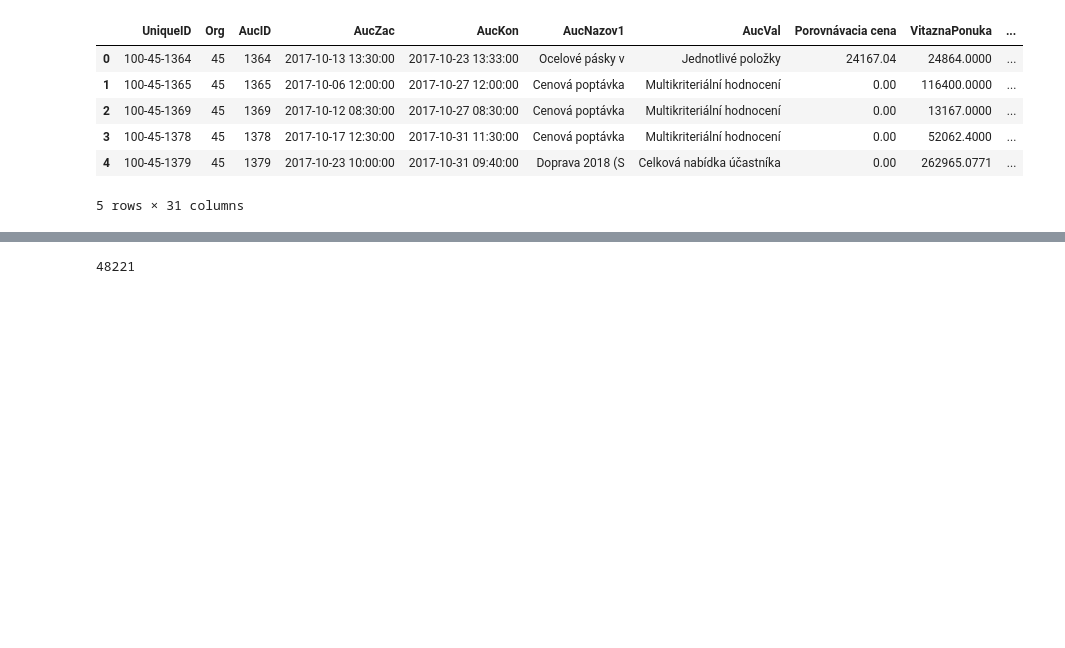
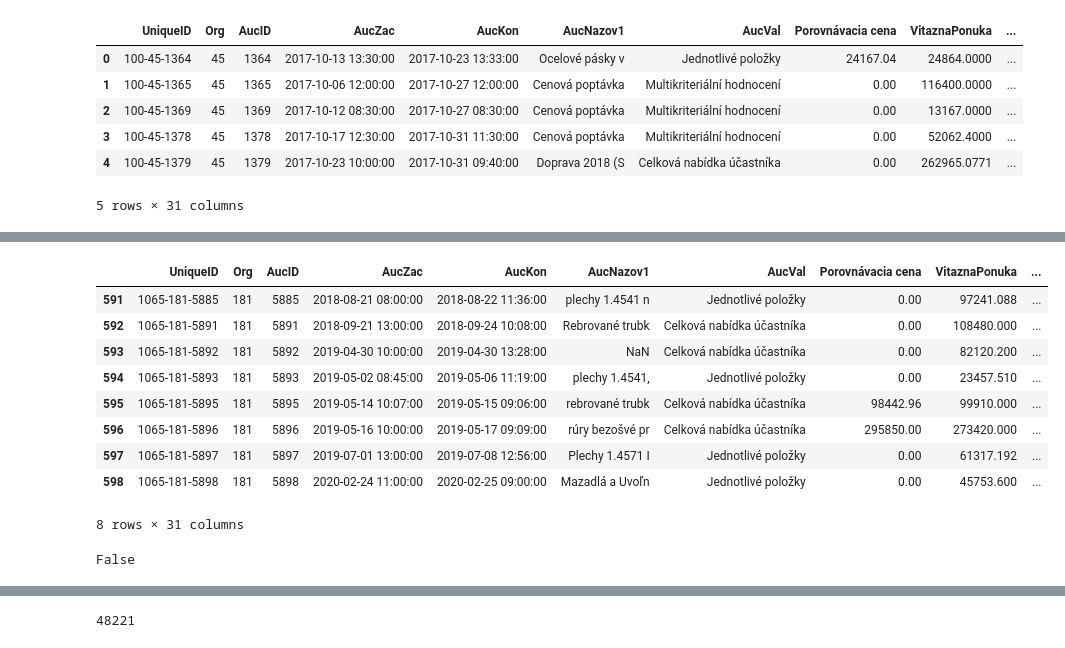
Before and after one commit to Sebion/ElektronickeObchodovanie, a Jupyter notebook: zadanie.ipynb, the cells around one changed output, grey strips where cells are left out. Drawn from its saved outputs; the diff is of its cells as text; code cells hidden in the pictures; blank space fills up the shorter version.

```diff
--- a/zadanie.ipynb
+++ b/zadanie.ipynb
@@ -41,0 +72,28 @@ hlavna.head()
+# %%
+filtered_hlavna = hlavna[hlavna['Org'] == 181]
+filtered_hlavna
+#POZNAMKY:
+#mozeme hned povedat podla poctu pozvanok ktora polozka je najrizikovejsia
+#dopocitat agregovane ze kolko a ako casto nakupujem od dodavatela
+#postupne pre vsetky riadky dopocitat kolko predtym minul
+#groupby-lambda
+#zoradit v case
+# %% [output]
+|  | UniqueID | Org | AucID | AucZac | AucKon | AucNazov1 | AucVal | Porovnávacia cena | VitaznaPonuka | ... |
+| 591 | 1065-181-5885 | 181 | 5885 | 2018-08-21 08:00:00 | 2018-08-22 11:36:00 | plechy 1.4541 n | Jednotlivé položky | 0.00 | 97241.088 | ... |
+| 592 | 1065-181-5891 | 181 | 5891 | 2018-09-21 13:00:00 | 2018-09-24 10:08:00 | Rebrované trubk | Celková nabídka účastníka | 0.00 | 108480.000 | ... |
+| 593 | 1065-181-5892 | 181 | 5892 | 2019-04-30 10:00:00 | 2019-04-30 13:28:00 | NaN | Celková nabídka účastníka | 0.00 | 82120.200 | ... |
+| 594 | 1065-181-5893 | 181 | 5893 | 2019-05-02 08:45:00 | 2019-05-06 11:19:00 | plechy 1.4541, | Jednotlivé položky | 0.00 | 23457.510 | ... |
+| 595 | 1065-181-5895 | 181 | 5895 | 2019-05-14 10:07:00 | 2019-05-15 09:06:00 | rebrované trubk | Celková nabídka účastníka | 98442.96 | 99910.000 | ... |
+| 596 | 1065-181-5896 | 181 | 5896 | 2019-05-16 10:00:00 | 2019-05-17 09:09:00 | rúry bezošvé pr | Celková nabídka účastníka | 295850.00 | 273420.000 | ... |
+| 597 | 1065-181-5897 | 181 | 5897 | 2019-07-01 13:00:00 | 2019-07-08 12:56:00 | Plechy 1.4571 I | Jednotlivé položky | 0.00 | 61317.192 | ... |
+| 598 | 1065-181-5898 | 181 | 5898 | 2020-02-24 11:00:00 | 2020-02-25 09:00:00 | Mazadlá a Uvoľn | Jednotlivé položky | 0.00 | 45753.600 | ... |
+8 rows × 31 columns
+# %%
+# Check for null values in 'PocetPozvanok' column of 'hlavna' DataFrame
+has_nulls = hlavna['PocetPozvanok'].isnull().any()
+
+# Print the result
+print(has_nulls)
+# %% [output]
+False
```
Also changed, not shown: parts of 11 cells of this notebook, 1 other file.
